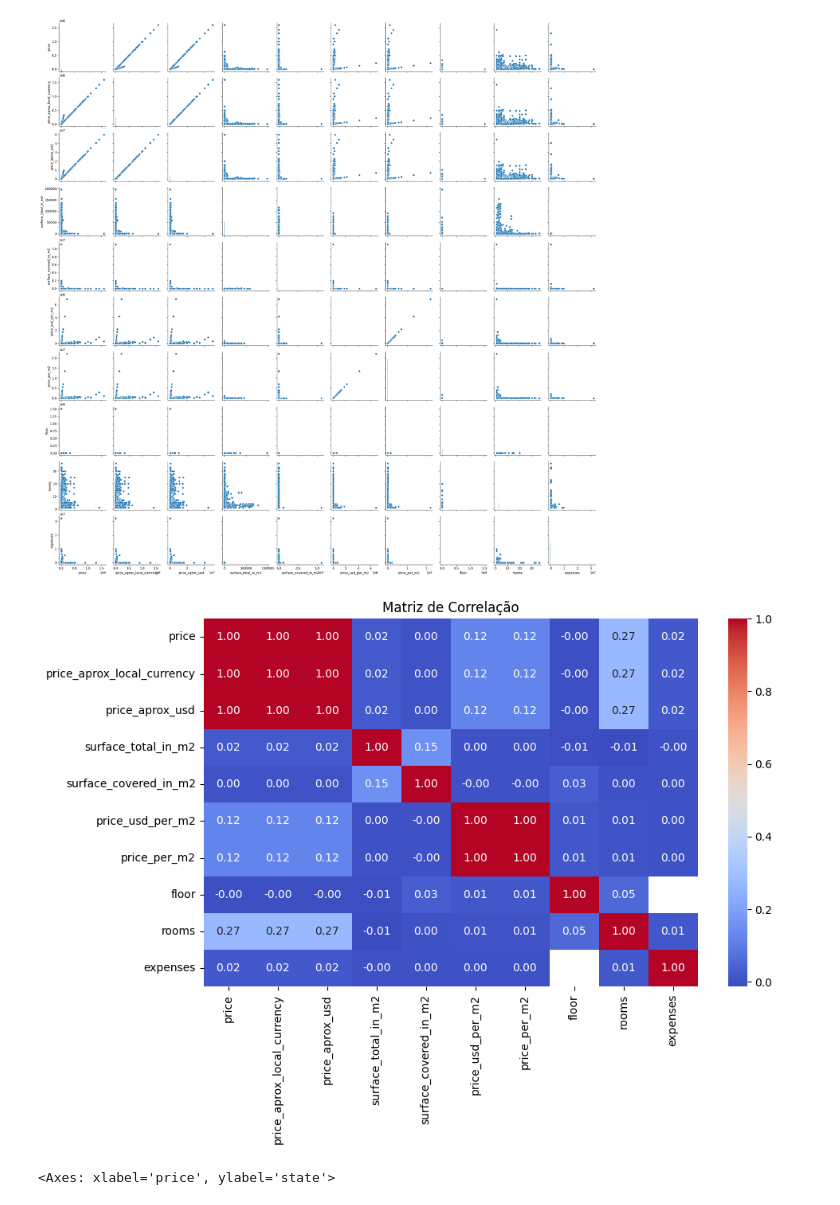
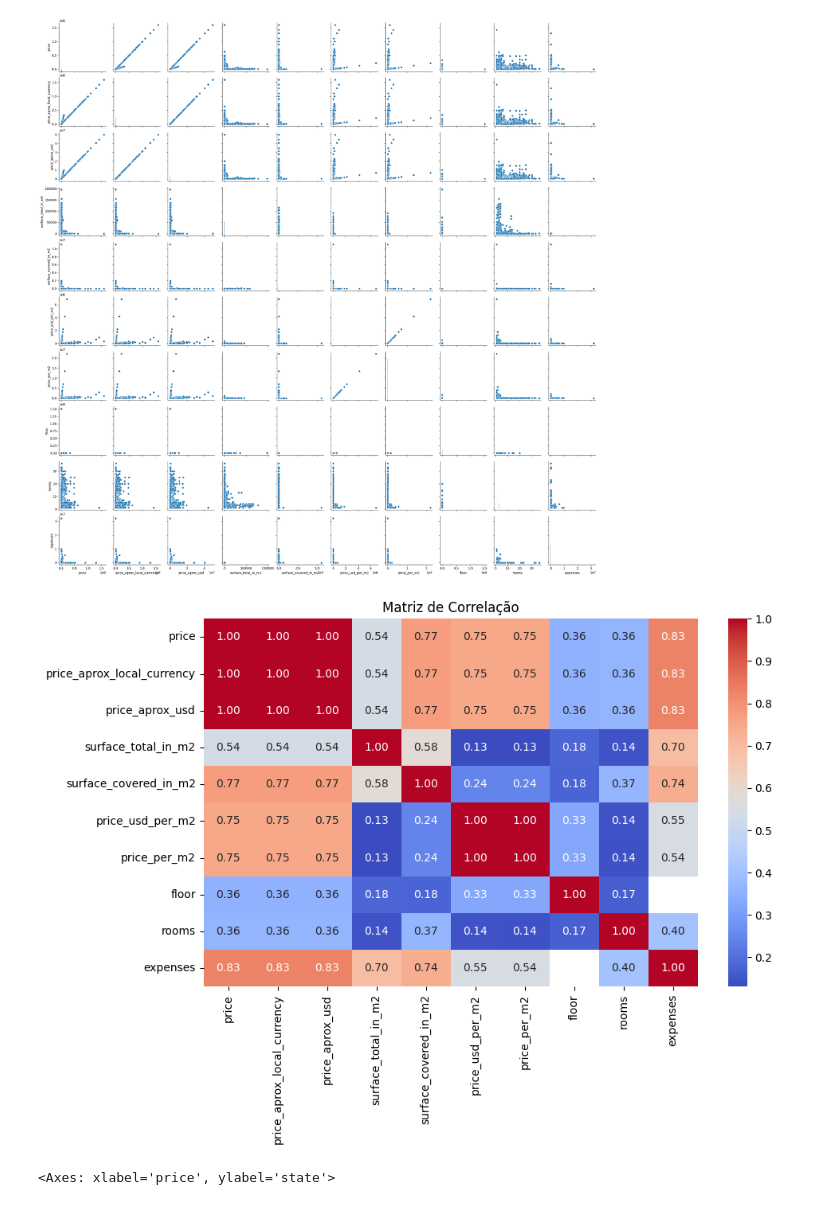
Before and after one commit to Eduarda-Donato/real_state, a Jupyter notebook: notebooks/EDA.ipynb, the cells around one changed output. Drawn from its saved outputs; the diff is of its cells as text; code cells hidden in the pictures.

```diff
--- a/notebooks/EDA.ipynb
+++ b/notebooks/EDA.ipynb
@@ -6,4 +6,4 @@ import matplotlib.pyplot as plt
 %matplotlib inline
 from wordcloud import WordCloud
 # %%
-df = pd.read_csv('C:\\Users\\eduar\\Documents\\real_state\\data\\properati-BR-2016-11-01-properties-sell.csv')
+df = pd.read_csv('C:\\Users\\Eduarda\\Documents\\real_state\\data\\properati-BR-2016-11-01-properties-sell.csv')
@@ -235,14 +247,14 @@ sns.pairplot(df[cols])
 <seaborn.axisgrid.PairGrid at 0x...>
 [figure]
 # %%
-corr_matrix = df[cols].corr(numeric_only=True)
+corr_matrix = df[cols].corr(method='spearman', numeric_only=True)
 
 plt.figure(figsize=(10,6))
 sns.heatmap(corr_matrix, annot=True, cmap='coolwarm', fmt=".2f")
 plt.title("Matriz de Correlação")
 plt.show()
 # %% [output]
-[figure, old version]
+[figure, new version]
 # %%
 df_sample = df.sample(100000, random_state=42)
 sns.violinplot(data=df_sample, x='price', y='state', orient='h')
```
Also changed, not shown: parts of 7 cells of this notebook, 1 other file.
